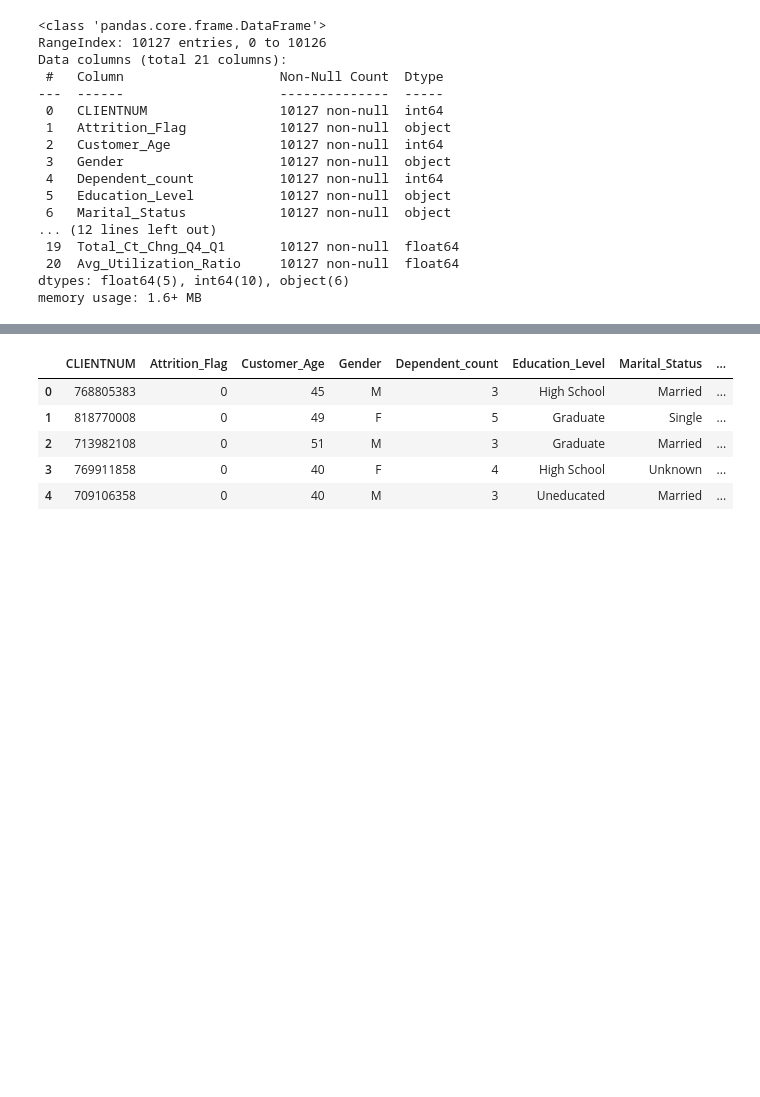
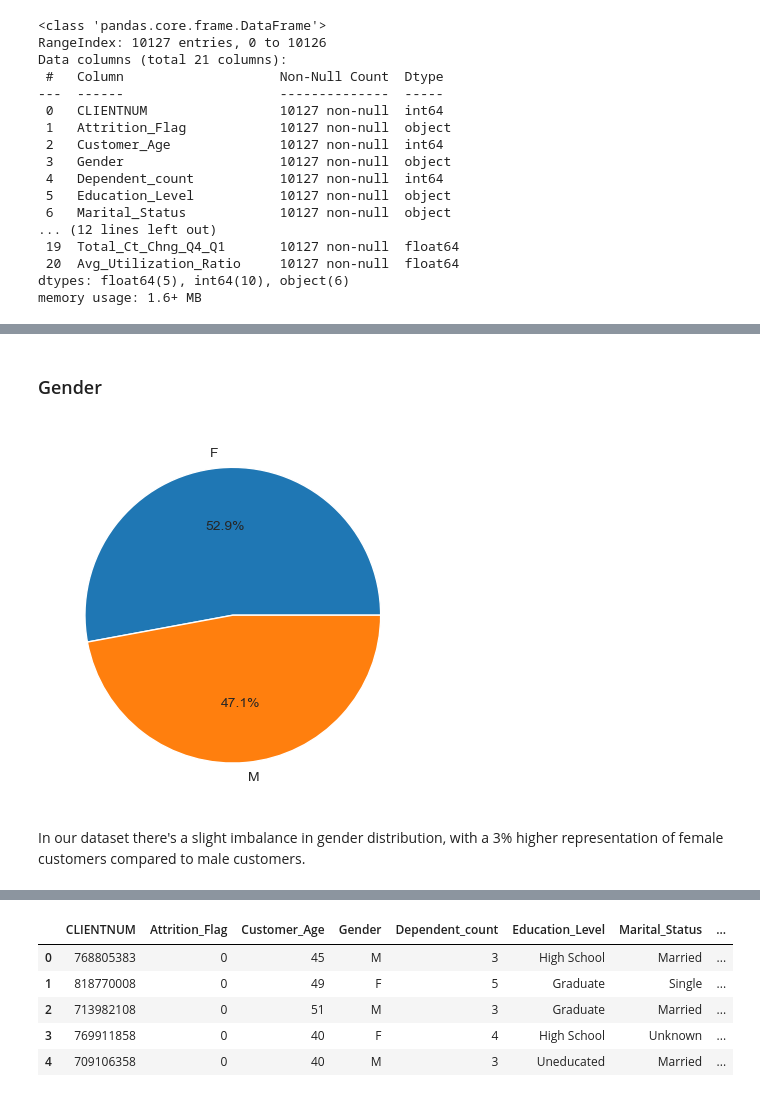
Before and after one commit to kasiadybcio/Credit_card, a Jupyter notebook: eda.ipynb, the cells around one changed output, grey strips where cells are left out. Saved outputs shown, nothing was run; the diff lists cells and outputs as text; code cells hidden in the pictures; blank space fills up the shorter version.

```diff
--- a/eda.ipynb
+++ b/eda.ipynb
@@ -105,0 +121,10 @@ memory usage: 1.6+ MB
+# %% [markdown]
+### Gender
+# %%
+sns.set_style("whitegrid",{'font_scale':'1.6'})
+plt.pie(data['Gender'].value_counts(),labels = data['Gender'].value_counts().index,autopct='%1.1f%%')
+plt.show()
+# %% [output]
+[figure, added]
+# %% [markdown]
+In our dataset there's a slight imbalance in gender distribution, with a 3% higher representation of female customers compared to male customers.
```
Also changed, not shown: parts of 30 cells of this notebook.
